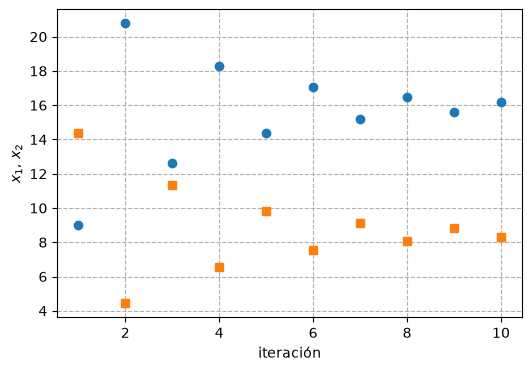
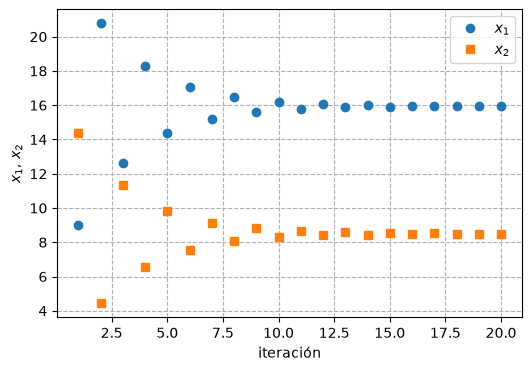
Code edit (unified diff) that turned the first committed figure into the second:
--- before
+++ after
@@ -7,5 +7,8 @@
 fig, ax = plt.subplots(figsize=(6,4))
 
-for niter in range(1,11):
+ax.plot([],[], ls='', marker='o', color='C0', label=r"$x_{1}$")
+ax.plot([],[], ls='', marker='s', color='C1', label=r"$x_{2}$")
+
+for niter in range(1,21):
   x, n = gaussSeidel(A, b, x0, relax=1.0, tol=None, niter=1)
   ax.plot(niter, x[0], ls='', marker='o', color='C0')
@@ -14,4 +17,5 @@
 ax.set(xlabel="iteración", ylabel=r"$x_1,\,x_2$")
 ax.grid(ls="--")
+ax.legend()
 plt.show()
 

Commit: fixed Gauss Seidel and other stuff